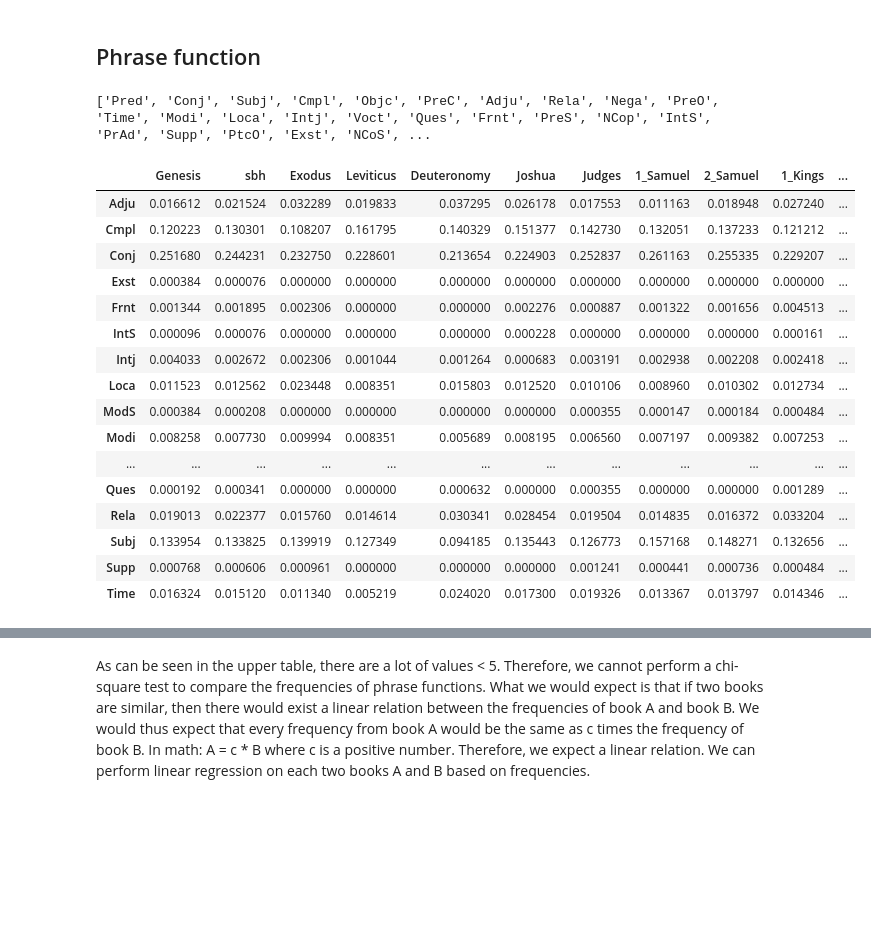
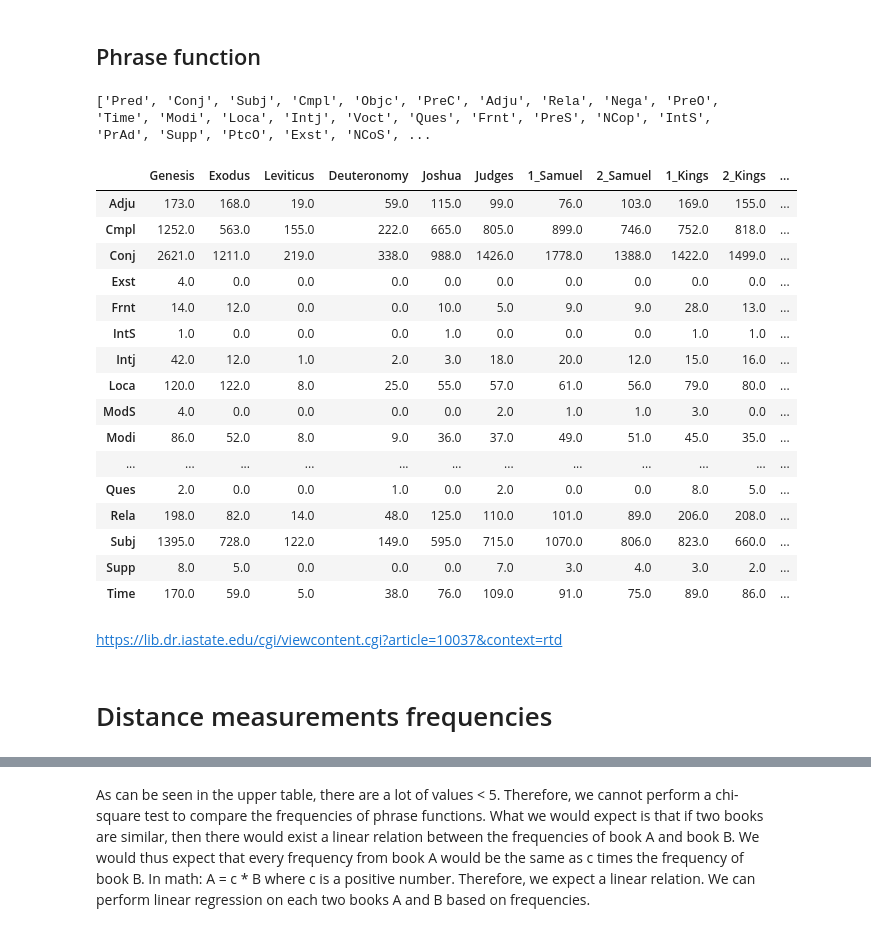
Before and after one commit to ETCBC/Probabilistic_Language_Change, a Jupyter notebook: Counting analysis.ipynb, the cells around one changed output, grey strips where cells are left out. Saved outputs shown, nothing was run; the diff lists cells and outputs as text; code cells hidden in the pictures; blank space fills up the shorter version.

```diff
--- a/Counting analysis.ipynb
+++ b/Counting analysis.ipynb
@@ -137,28 +136,32 @@ def hierarchical_clustering(distanceMatrix, method, books):
 ## Phrase function
 # %%
 data = all_data['phrase_functions']
-#del data['sbh']
-#del data['lbh']
+del data["sbh"]
+del data["lbh"]
 unique_functions = unique(otype='phrase', feature='function')
 print(unique_functions)
 df_Count, df_Prob = make_counts(data)
-df_Prob
+df_Count
 # %% [output]
 ['Pred', 'Conj', 'Subj', 'Cmpl', 'Objc', 'PreC', 'Adju', 'Rela', 'Nega', 'PreO', 'Time', 'Modi', 'Loca', 'Intj', 'Voct', 'Ques', 'Frnt', 'PreS', 'NCop', 'IntS', 'PrAd', 'Supp', 'PtcO', 'Exst', 'NCoS', ...
-|  | Genesis | sbh | Exodus | Leviticus | Deuteronomy | Joshua | Judges | 1_Samuel | 2_Samuel | 1_Kings | ... |
-| Adju | 0.016612 | 0.021524 | 0.032289 | 0.019833 | 0.037295 | 0.026178 | 0.017553 | 0.011163 | 0.018948 | 0.027240 | ... |
-| Cmpl | 0.120223 | 0.130301 | 0.108207 | 0.161795 | 0.140329 | 0.151377 | 0.142730 | 0.132051 | 0.137233 | 0.121212 | ... |
-| Conj | 0.251680 | 0.244231 | 0.232750 | 0.228601 | 0.213654 | 0.224903 | 0.252837 | 0.261163 | 0.255335 | 0.229207 | ... |
-| Exst | 0.000384 | 0.000076 | 0.000000 | 0.000000 | 0.000000 | 0.000000 | 0.000000 | 0.000000 | 0.000000 | 0.000000 | ... |
-| Frnt | 0.001344 | 0.001895 | 0.002306 | 0.000000 | 0.000000 | 0.002276 | 0.000887 | 0.001322 | 0.001656 | 0.004513 | ... |
-| IntS | 0.000096 | 0.000076 | 0.000000 | 0.000000 | 0.000000 | 0.000228 | 0.000000 | 0.000000 | 0.000000 | 0.000161 | ... |
-| Intj | 0.004033 | 0.002672 | 0.002306 | 0.001044 | 0.001264 | 0.000683 | 0.003191 | 0.002938 | 0.002208 | 0.002418 | ... |
-| Loca | 0.011523 | 0.012562 | 0.023448 | 0.008351 | 0.015803 | 0.012520 | 0.010106 | 0.008960 | 0.010302 | 0.012734 | ... |
-| ModS | 0.000384 | 0.000208 | 0.000000 | 0.000000 | 0.000000 | 0.000000 | 0.000355 | 0.000147 | 0.000184 | 0.000484 | ... |
-| Modi | 0.008258 | 0.007730 | 0.009994 | 0.008351 | 0.005689 | 0.008195 | 0.006560 | 0.007197 | 0.009382 | 0.007253 | ... |
+|  | Genesis | Exodus | Leviticus | Deuteronomy | Joshua | Judges | 1_Samuel | 2_Samuel | 1_Kings | 2_Kings | ... |
+| Adju | 173.0 | 168.0 | 19.0 | 59.0 | 115.0 | 99.0 | 76.0 | 103.0 | 169.0 | 155.0 | ... |
+| Cmpl | 1252.0 | 563.0 | 155.0 | 222.0 | 665.0 | 805.0 | 899.0 | 746.0 | 752.0 | 818.0 | ... |
+| Conj | 2621.0 | 1211.0 | 219.0 | 338.0 | 988.0 | 1426.0 | 1778.0 | 1388.0 | 1422.0 | 1499.0 | ... |
+| Exst | 4.0 | 0.0 | 0.0 | 0.0 | 0.0 | 0.0 | 0.0 | 0.0 | 0.0 | 0.0 | ... |
+| Frnt | 14.0 | 12.0 | 0.0 | 0.0 | 10.0 | 5.0 | 9.0 | 9.0 | 28.0 | 13.0 | ... |
+| IntS | 1.0 | 0.0 | 0.0 | 0.0 | 1.0 | 0.0 | 0.0 | 0.0 | 1.0 | 1.0 | ... |
+| Intj | 42.0 | 12.0 | 1.0 | 2.0 | 3.0 | 18.0 | 20.0 | 12.0 | 15.0 | 16.0 | ... |
+| Loca | 120.0 | 122.0 | 8.0 | 25.0 | 55.0 | 57.0 | 61.0 | 56.0 | 79.0 | 80.0 | ... |
+| ModS | 4.0 | 0.0 | 0.0 | 0.0 | 0.0 | 2.0 | 1.0 | 1.0 | 3.0 | 0.0 | ... |
+| Modi | 86.0 | 52.0 | 8.0 | 9.0 | 36.0 | 37.0 | 49.0 | 51.0 | 45.0 | 35.0 | ... |
 | ... | ... | ... | ... | ... | ... | ... | ... | ... | ... | ... | ... |
-| Ques | 0.000192 | 0.000341 | 0.000000 | 0.000000 | 0.000632 | 0.000000 | 0.000355 | 0.000000 | 0.000000 | 0.001289 | ... |
-| Rela | 0.019013 | 0.022377 | 0.015760 | 0.014614 | 0.030341 | 0.028454 | 0.019504 | 0.014835 | 0.016372 | 0.033204 | ... |
-| Subj | 0.133954 | 0.133825 | 0.139919 | 0.127349 | 0.094185 | 0.135443 | 0.126773 | 0.157168 | 0.148271 | 0.132656 | ... |
-| Supp | 0.000768 | 0.000606 | 0.000961 | 0.000000 | 0.000000 | 0.000000 | 0.001241 | 0.000441 | 0.000736 | 0.000484 | ... |
-| Time | 0.016324 | 0.015120 | 0.011340 | 0.005219 | 0.024020 | 0.017300 | 0.019326 | 0.013367 | 0.013797 | 0.014346 | ... |
+| Ques | 2.0 | 0.0 | 0.0 | 1.0 | 0.0 | 2.0 | 0.0 | 0.0 | 8.0 | 5.0 | ... |
+| Rela | 198.0 | 82.0 | 14.0 | 48.0 | 125.0 | 110.0 | 101.0 | 89.0 | 206.0 | 208.0 | ... |
+| Subj | 1395.0 | 728.0 | 122.0 | 149.0 | 595.0 | 715.0 | 1070.0 | 806.0 | 823.0 | 660.0 | ... |
+| Supp | 8.0 | 5.0 | 0.0 | 0.0 | 0.0 | 7.0 | 3.0 | 4.0 | 3.0 | 2.0 | ... |
+| Time | 170.0 | 59.0 | 5.0 | 38.0 | 76.0 | 109.0 | 91.0 | 75.0 | 89.0 | 86.0 | ... |
+# %% [markdown]
+https://lib.dr.iastate.edu/cgi/viewcontent.cgi?article=10037&context=rtd
+# %% [markdown]
+# Distance measurements frequencies
```
Also changed, not shown: parts of 21 cells of this notebook, 1 other file.
